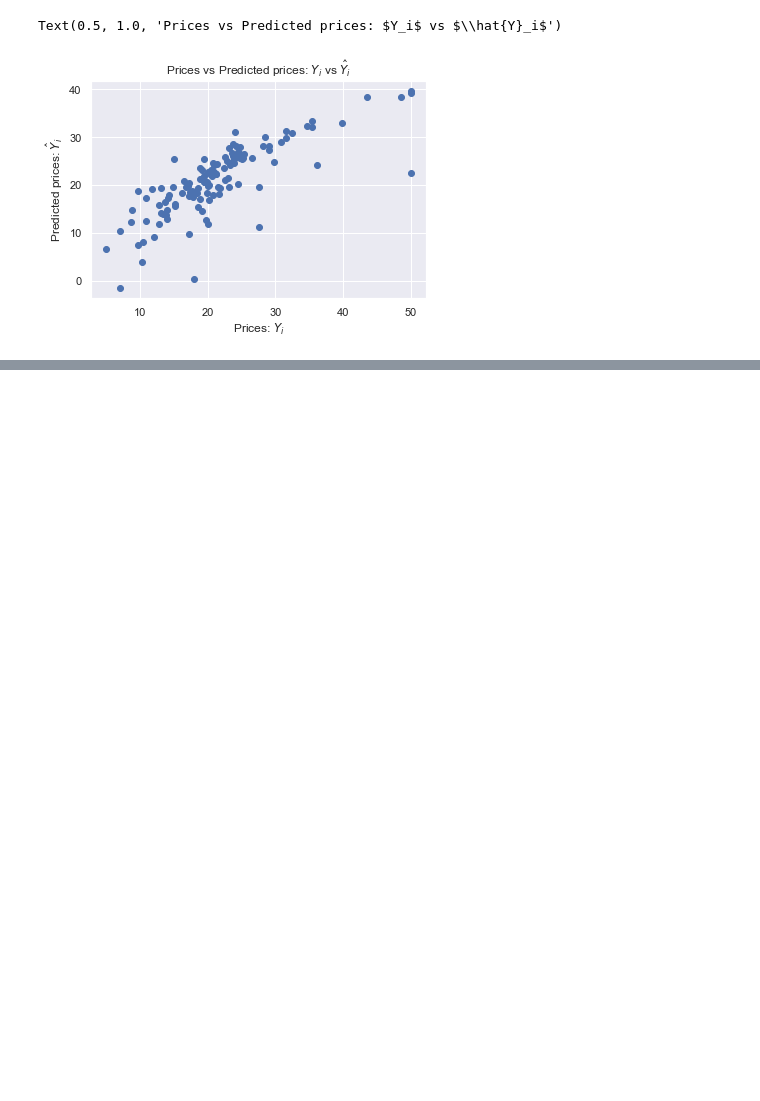
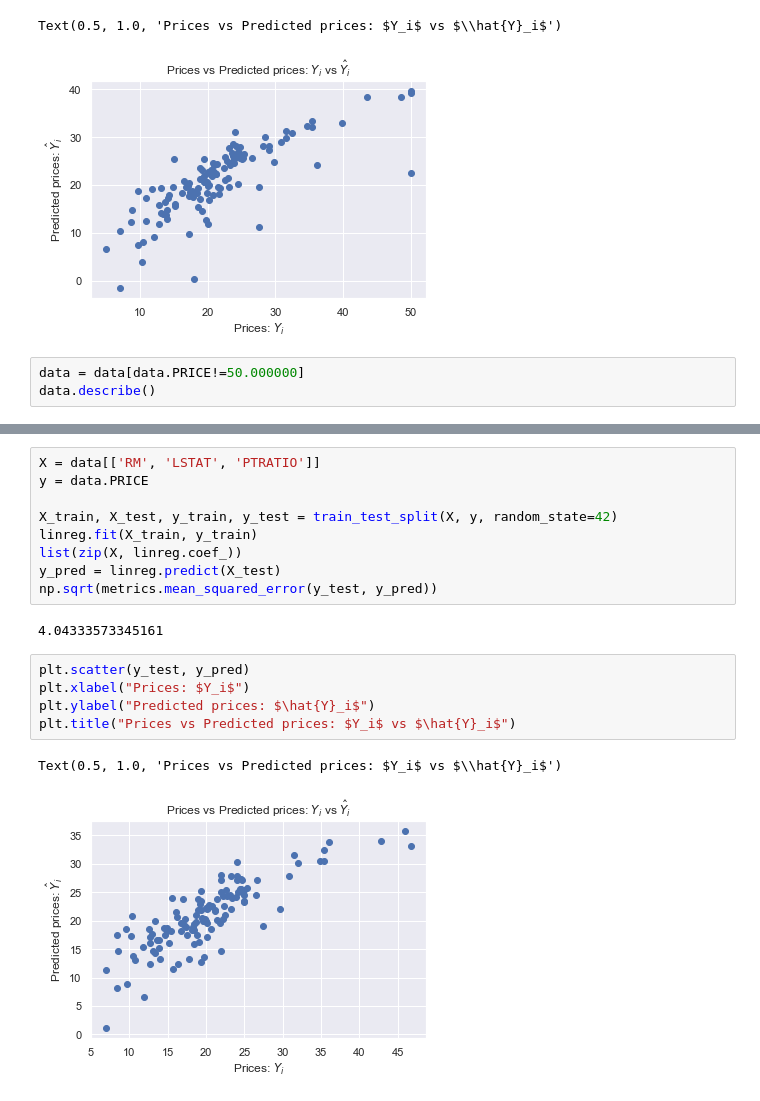
Before and after one commit to Anes31/Boston_Housing, a Jupyter notebook: Boston.ipynb, the cells around one changed output, grey strips where cells are left out. Cells and saved outputs as stored; diff of their text form; blank space fills up the shorter version.

```diff
--- a/Boston.ipynb
+++ b/Boston.ipynb
@@ -204,3 +204,6 @@ plt.title("Prices vs Predicted prices: $Y_i$ vs $\hat{Y}_i$")
 # %% [output]
 Text(0.5, 1.0, 'Prices vs Predicted prices: $Y_i$ vs $\\hat{Y}_i$')
 [figure]
+# %%
+data = data[data.PRICE!=50.000000]
+data.describe()
@@ -206,0 +220,19 @@ Text(0.5, 1.0, 'Prices vs Predicted prices: $Y_i$ vs $\\hat{Y}_i$')
+# %%
+X = data[['RM', 'LSTAT', 'PTRATIO']]
+y = data.PRICE
+
+X_train, X_test, y_train, y_test = train_test_split(X, y, random_state=42)
+linreg.fit(X_train, y_train)
+list(zip(X, linreg.coef_))
+y_pred = linreg.predict(X_test)
+np.sqrt(metrics.mean_squared_error(y_test, y_pred))
+# %% [output]
+4.04333573345161
+# %%
+plt.scatter(y_test, y_pred)
+plt.xlabel("Prices: $Y_i$")
+plt.ylabel("Predicted prices: $\hat{Y}_i$")
+plt.title("Prices vs Predicted prices: $Y_i$ vs $\hat{Y}_i$")
+# %% [output]
+Text(0.5, 1.0, 'Prices vs Predicted prices: $Y_i$ vs $\\hat{Y}_i$')
+[figure, added]
```
Also changed, not shown: parts of 2 cells of this notebook.
